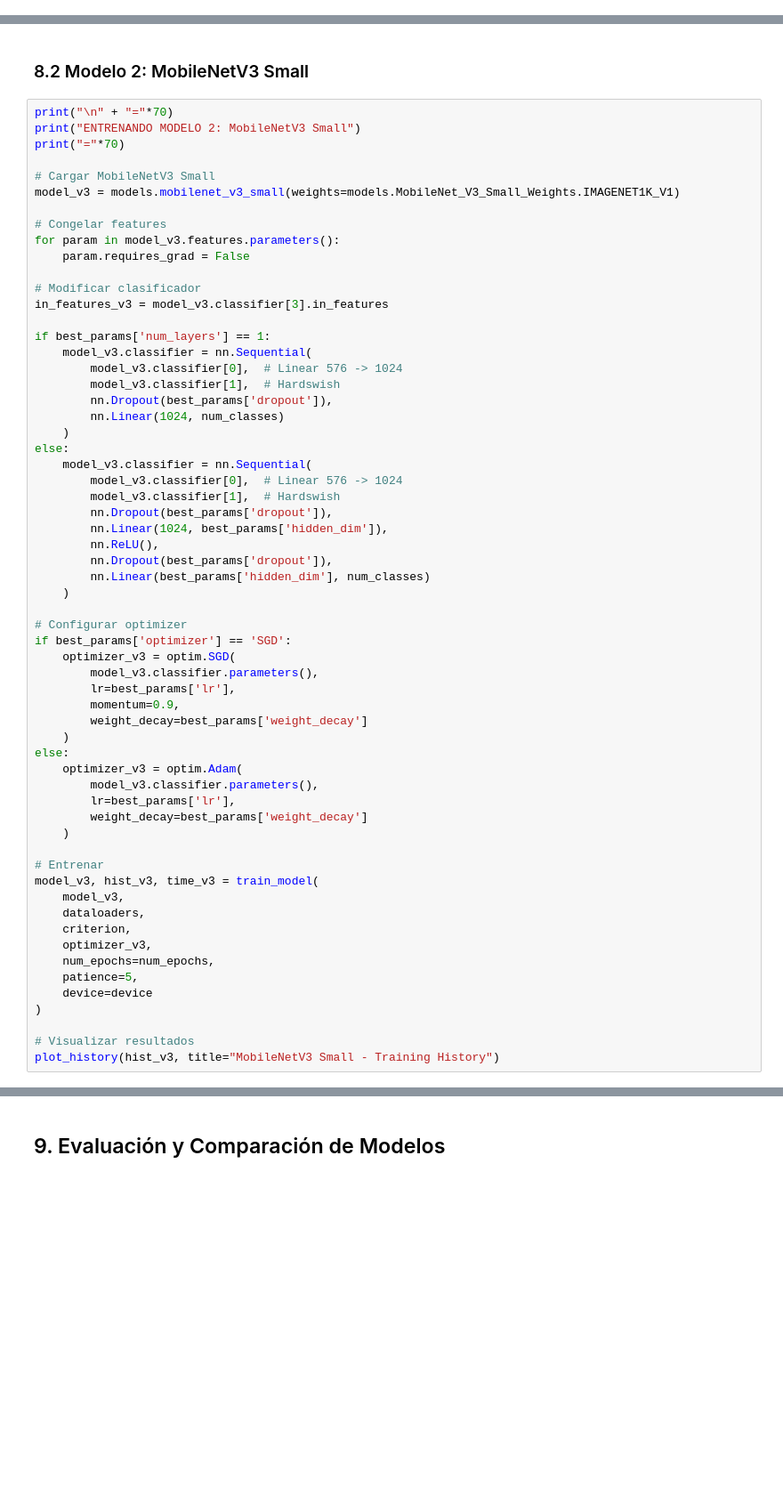
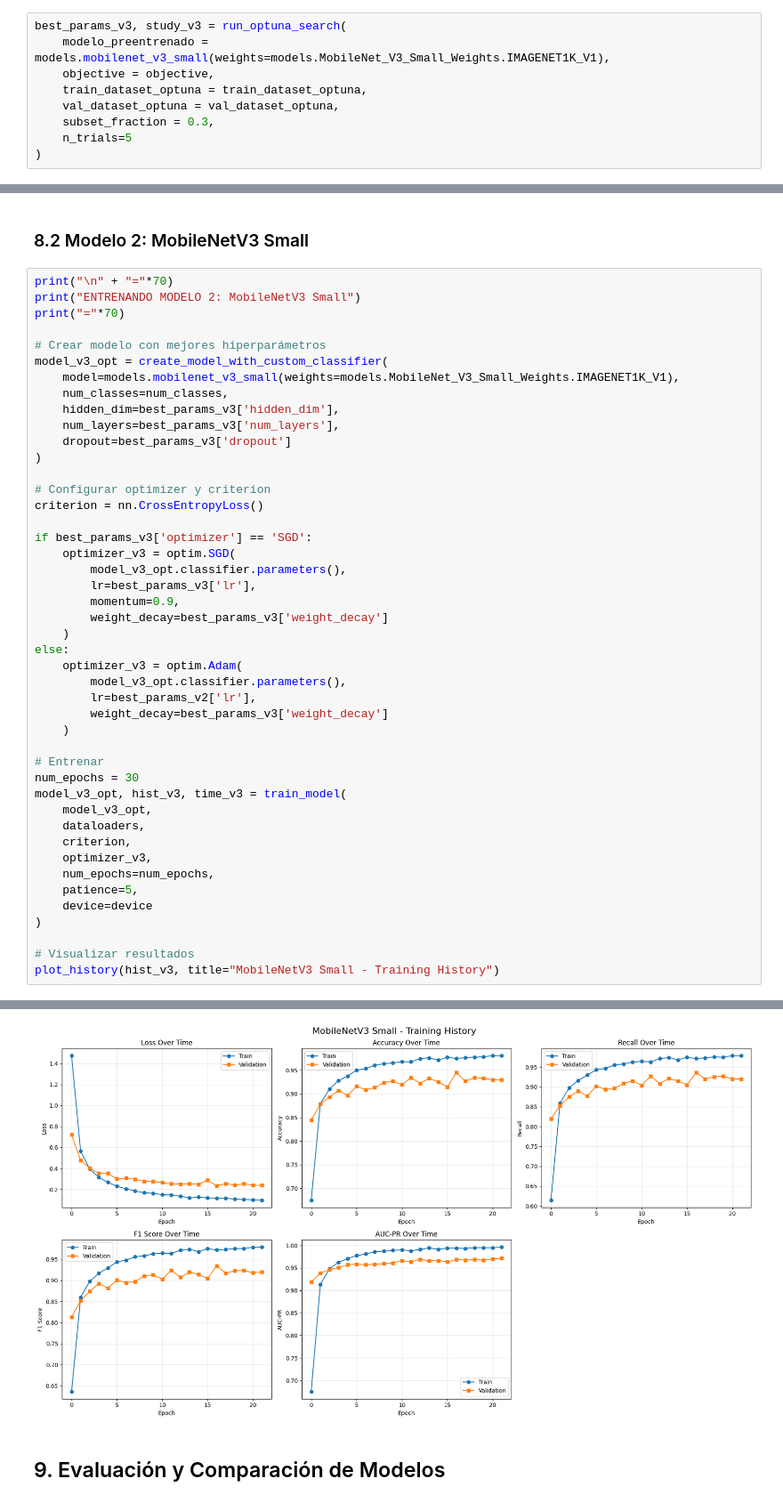
Before and after one commit to antonellagambarte/vision-por-computadoras-II, a Jupyter notebook: 01_optimized_pipeline.ipynb, the cells around one changed output, grey strips where cells are left out. Shown at 89% size. Drawn from its saved outputs; the diff is of its cells as text; blank space fills up the shorter version.

```diff
--- a/01_optimized_pipeline.ipynb
+++ b/01_optimized_pipeline.ipynb
@@ -1005,0 +1039,9 @@ Los hiperparámetros óptimos encontrados se generalizan bien al dataset complet
+# %%
+best_params_v3, study_v3 = run_optuna_search(
+    modelo_preentrenado = models.mobilenet_v3_small(weights=models.MobileNet_V3_Small_Weights.IMAGENET1K_V1),
+    objective = objective,
+    train_dataset_optuna = train_dataset_optuna,
+    val_dataset_optuna = val_dataset_optuna,
+    subset_fraction = 0.3,
+    n_trials=5
+)
@@ -1075,52 +1144,36 @@ print("\n" + "="*70)
 print("ENTRENANDO MODELO 2: MobileNetV3 Small")
 print("="*70)
 
-# Cargar MobileNetV3 Small
-model_v3 = models.mobilenet_v3_small(weights=models.MobileNet_V3_Small_Weights.IMAGENET1K_V1)
+# Crear modelo con mejores hiperparámetros
+model_v3_opt = create_model_with_custom_classifier(
+    model=models.mobilenet_v3_small(weights=models.MobileNet_V3_Small_Weights.IMAGENET1K_V1),
+    num_classes=num_classes,
+    hidden_dim=best_params_v3['hidden_dim'],
+    num_layers=best_params_v3['num_layers'],
+    dropout=best_params_v3['dropout']
+)
 
-# Congelar features
-for param in model_v3.features.parameters():
-    param.requires_grad = False
+# Configurar optimizer y criterion
+criterion = nn.CrossEntropyLoss()
 
-# Modificar clasificador
-in_features_v3 = model_v3.classifier[3].in_features
-
-if best_params['num_layers'] == 1:
-    model_v3.classifier = nn.Sequential(
-        model_v3.classifier[0],  # Linear 576 -> 1024
-        model_v3.classifier[1],  # Hardswish
-        nn.Dropout(best_params['dropout']),
-        nn.Linear(1024, num_classes)
-    )
-else:
-    model_v3.classifier = nn.Sequential(
-        model_v3.classifier[0],  # Linear 576 -> 1024
-        model_v3.classifier[1],  # Hardswish
-        nn.Dropout(best_params['dropout']),
-        nn.Linear(1024, best_params['hidden_dim']),
-        nn.ReLU(),
-        nn.Dropout(best_params['dropout']),
-        nn.Linear(best_params['hidden_dim'], num_classes)
-    )
-
-# Configurar optimizer
-if best_params['optimizer'] == 'SGD':
+if best_params_v3['optimizer'] == 'SGD':
     optimizer_v3 = optim.SGD(
-        model_v3.classifier.parameters(),
-        lr=best_params['lr'],
+        model_v3_opt.classifier.parameters(),
+        lr=best_params_v3['lr'],
         momentum=0.9,
-        weight_decay=best_params['weight_decay']
+        weight_decay=best_params_v3['weight_decay']
     )
 else:
     optimizer_v3 = optim.Adam(
-        model_v3.classifier.parameters(),
-        lr=best_params['lr'],
-        weight_decay=best_params['weight_decay']
+        model_v3_opt.classifier.parameters(),
+        lr=best_params_v2['lr'],
+        weight_decay=best_params_v3['weight_decay']
     )
 
 # Entrenar
-model_v3, hist_v3, time_v3 = train_model(
-    model_v3,
+num_epochs = 30
+model_v3_opt, hist_v3, time_v3 = train_model(
+    model_v3_opt,
     dataloaders,
     criterion,
     optimizer_v3,
@@ -1131,3 +1184,4 @@ model_v3, hist_v3, time_v3 = train_model(
 
 # Visualizar resultados
 plot_history(hist_v3, title="MobileNetV3 Small - Training History")
+# %% [output]
@@ -1134,3 +1205,4 @@ plot_history(hist_v3, title="MobileNetV3 Small - Training History")
+[figure, added]
 # %% [markdown]
 ## 9. Evaluación y Comparación de Modelos
 # %%
```
Also changed, not shown: parts of 24 cells of this notebook.
